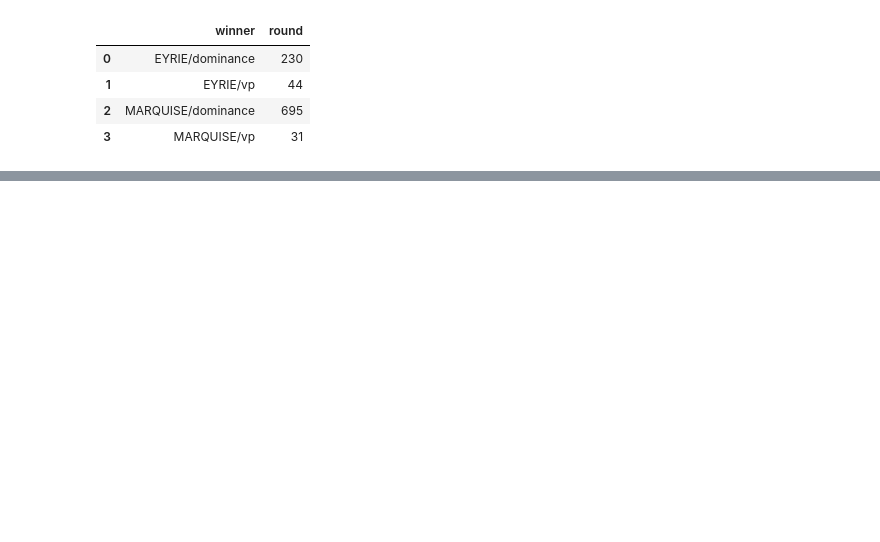
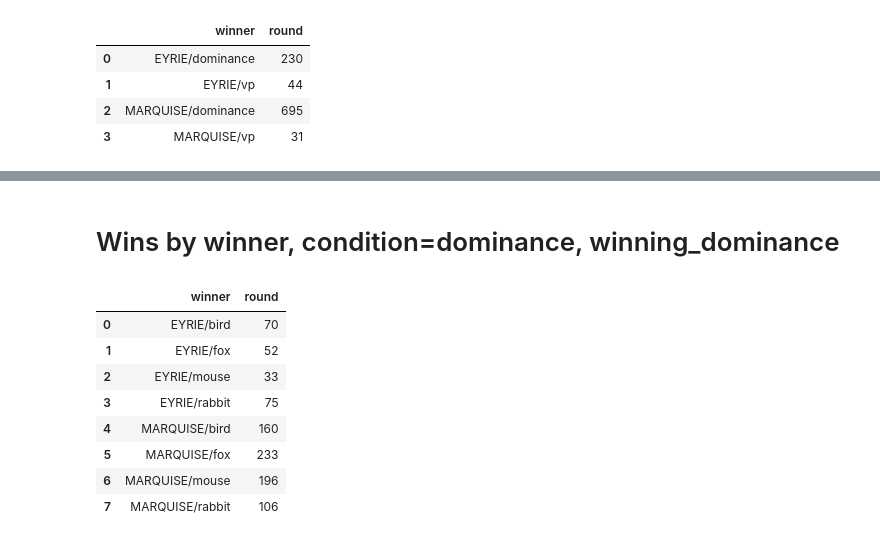
Before and after one commit to iambaangkok/RootAI, a Jupyter notebook: dataanalytics/491/introductory_experiment.ipynb, the cells around one changed output, grey strips where cells are left out. Saved outputs shown, nothing was run; the diff lists cells and outputs as text; code cells hidden in the pictures; blank space fills up the shorter version.

```diff
--- a/dataanalytics/491/introductory_experiment.ipynb
+++ b/dataanalytics/491/introductory_experiment.ipynb
@@ -25,0 +47,20 @@ fig.show()
+# %% [markdown]
+# Wins by winner, condition=dominance, winning_dominance
+# %%
+# group_by_winner_df = df.groupby(['winner', 'condition'])['winner'].count().rename('round')
+group_by_winner_df = df.loc[df['condition'] == 'dominance'].groupby(['winner', 'condition', 'winning_dominance'])['winner'].size().reset_index(name='round')
+# group_by_winner_df.set_index('winner', inplace=True)
+# group_by_winner_df.reset_index()
+group_by_winner_df['winner'] = group_by_winner_df['winner'] + '/' + group_by_winner_df['winning_dominance']
+group_by_winner_df = group_by_winner_df.drop(columns=['condition', 'winning_dominance'])
+group_by_winner_df
+# %% [output]
+|  | winner | round |
+| 0 | EYRIE/bird | 70 |
+| 1 | EYRIE/fox | 52 |
+| 2 | EYRIE/mouse | 33 |
+| 3 | EYRIE/rabbit | 75 |
+| 4 | MARQUISE/bird | 160 |
+| 5 | MARQUISE/fox | 233 |
+| 6 | MARQUISE/mouse | 196 |
+| 7 | MARQUISE/rabbit | 106 |
```
Also changed, not shown: parts of 5 cells of this notebook.
